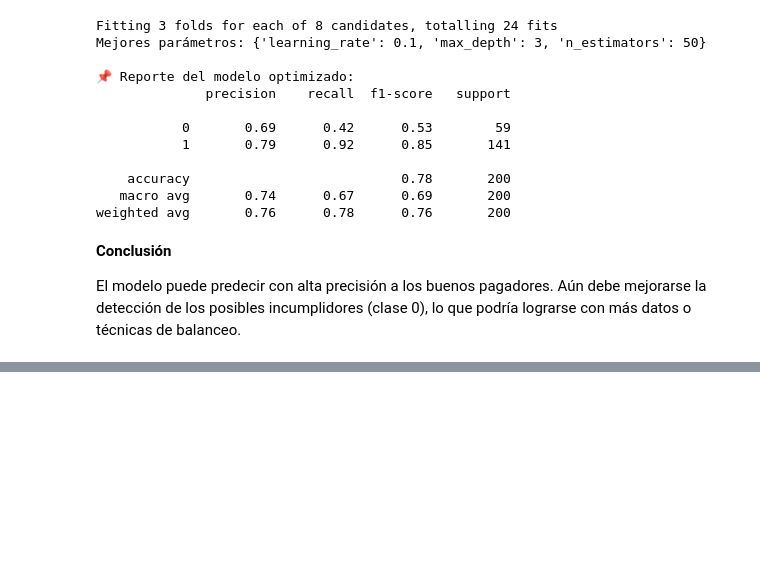
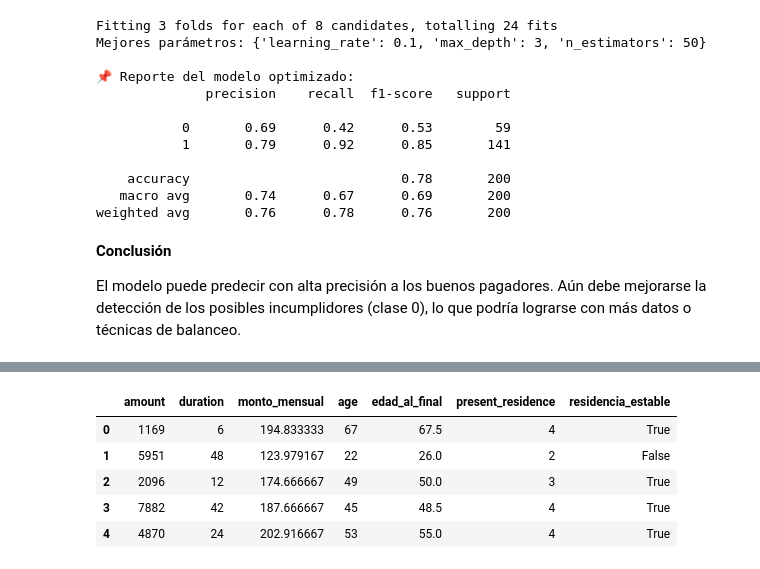
Before and after one commit to darsiltech/proyecto_credit_default_darwin.ipynb, a Jupyter notebook: proyecto_credit_default_darwin.ipynb, the cells around one changed output, grey strips where cells are left out. Saved outputs shown, nothing was run; the diff lists cells and outputs as text; code cells hidden in the pictures; blank space fills up the shorter version.

```diff
--- a/proyecto_credit_default_darwin.ipynb
+++ b/proyecto_credit_default_darwin.ipynb
@@ -369,0 +451,2 @@ El modelo puede predecir con alta precisión a los buenos pagadores. Aún debe m
+# %%
+df = pd.read_csv("/content/GermanCredit.csv")  # Ajustá el nombre si es distinto
@@ -369,0 +514,15 @@ El modelo puede predecir con alta precisión a los buenos pagadores. Aún debe m
+# %%
+# Crear nuevas columnas en el dataframe original
+df["monto_mensual"] = df["amount"] / df["duration"]
+df["edad_al_final"] = df["age"] + (df["duration"] / 12)
+df["residencia_estable"] = df["present_residence"] > 2
+
+# Mostrar ejemplos
+df[["amount", "duration", "monto_mensual", "age", "edad_al_final", "present_residence", "residencia_estable"]].head()
+# %% [output]
+|  | amount | duration | monto_mensual | age | edad_al_final | present_residence | residencia_estable |
+| 0 | 1169 | 6 | 194.833333 | 67 | 67.5 | 4 | True |
+| 1 | 5951 | 48 | 123.979167 | 22 | 26.0 | 2 | False |
+| 2 | 2096 | 12 | 174.666667 | 49 | 50.0 | 3 | True |
+| 3 | 7882 | 42 | 187.666667 | 45 | 48.5 | 4 | True |
+| 4 | 4870 | 24 | 202.916667 | 53 | 55.0 | 4 | True |
```
Also changed, not shown: parts of 16 cells of this notebook.
